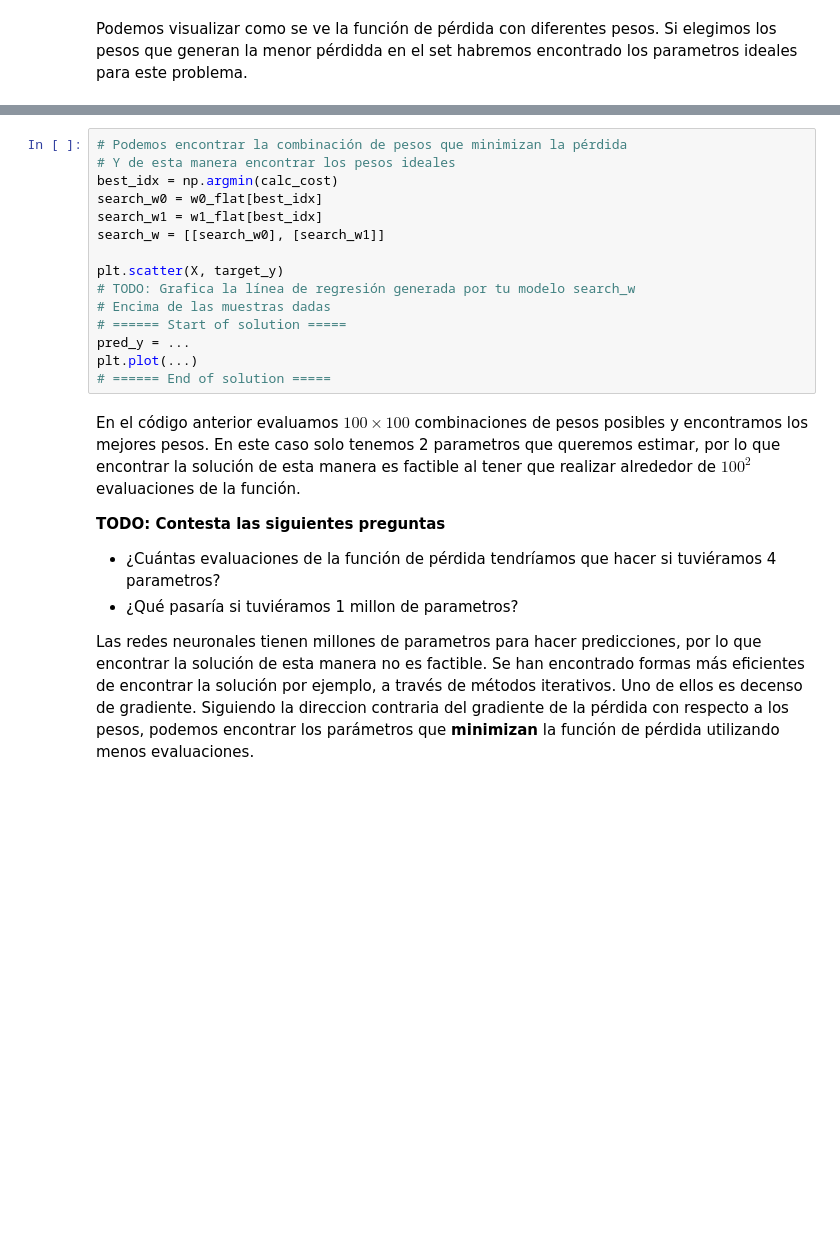
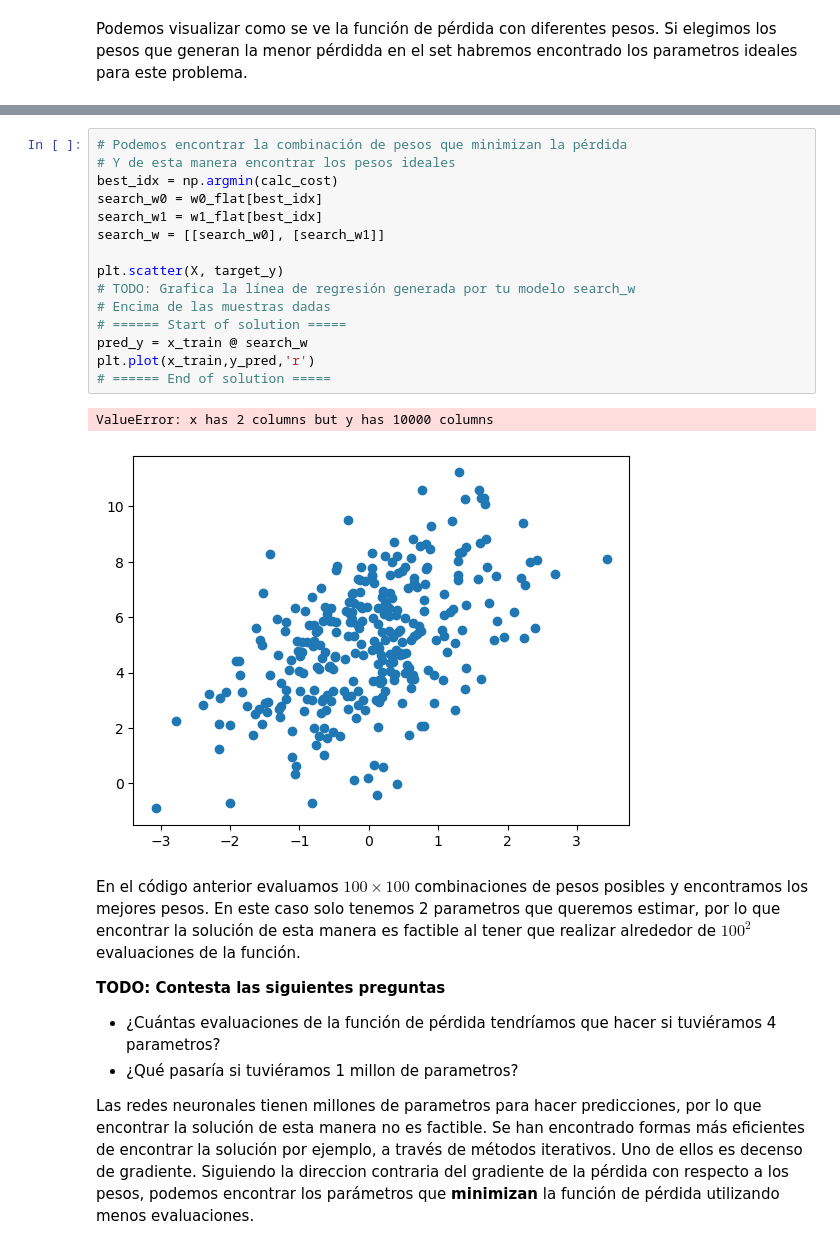
Before and after one commit to jorgeibarra17/SI23_TRIPLEA, a Jupyter notebook: ejercicio_2-LogisticReg/ejercicio_2.ipynb, the cells around one changed output, grey strips where cells are left out. Cells and saved outputs as stored; diff of their text form; blank space fills up the shorter version.

```diff
--- a/ejercicio_2-LogisticReg/ejercicio_2.ipynb
+++ b/ejercicio_2-LogisticReg/ejercicio_2.ipynb
@@ -114,18 +119,21 @@ ValueError: operands could not be broadcast together with shapes (100,) (200,2)
 # %%
 # Podemos encontrar la combinación de pesos que minimizan la pérdida
 # Y de esta manera encontrar los pesos ideales
 best_idx = np.argmin(calc_cost)
 search_w0 = w0_flat[best_idx]
 search_w1 = w1_flat[best_idx]
 search_w = [[search_w0], [search_w1]]
 
 plt.scatter(X, target_y)
 # TODO: Grafica la línea de regresión generada por tu modelo search_w
 # Encima de las muestras dadas
 # ====== Start of solution =====
-pred_y = ...
-plt.plot(...)
+pred_y = x_train @ search_w
+plt.plot(x_train,y_pred,'r')
 # ====== End of solution =====
+# %% [output]
+ValueError: x has 2 columns but y has 10000 columns
+[figure, added]
 # %% [markdown]
 En el código anterior evaluamos $100 \times 100$ combinaciones de pesos posibles y encontramos los mejores pesos. En este caso solo tenemos 2 parametros que queremos estimar, por lo que encontrar la solución de esta manera es factible al tener que realizar alrededor de $100^2$ evaluaciones de la función.
 
```
Also changed, not shown: parts of 3 cells of this notebook.
